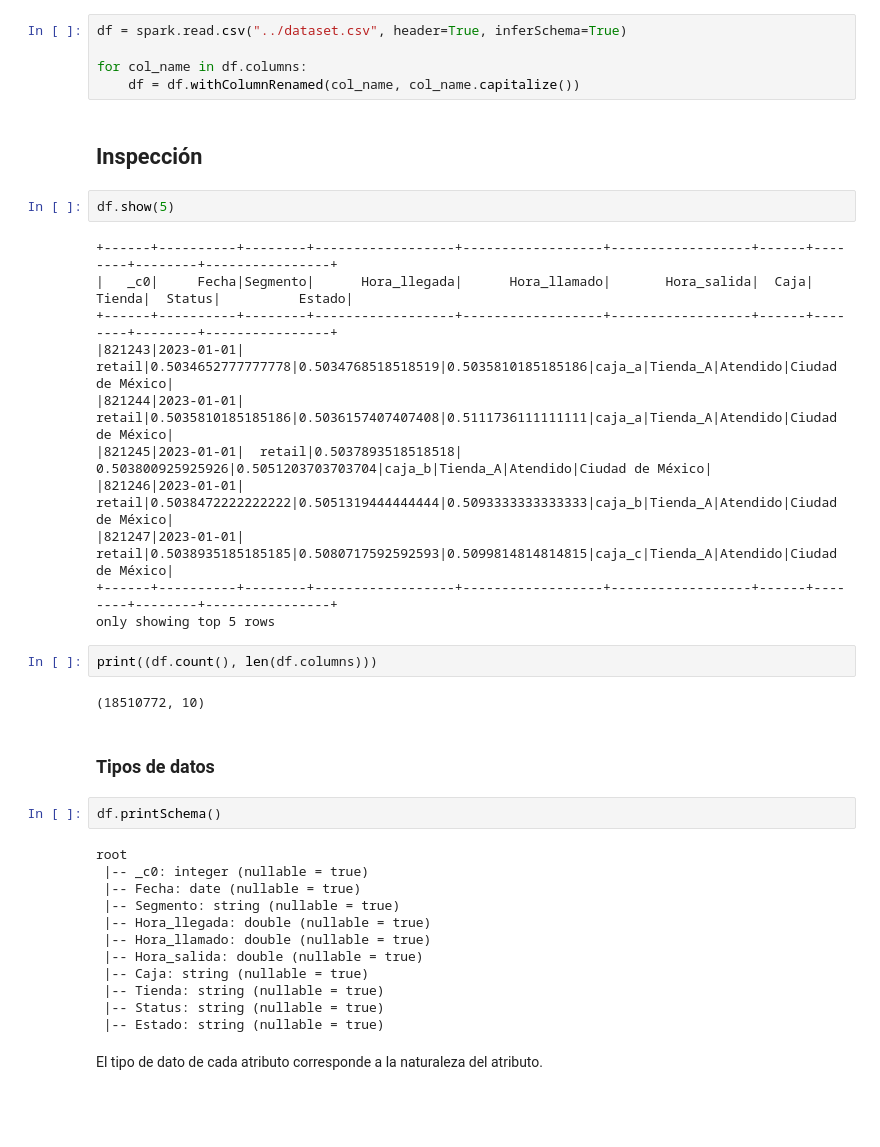
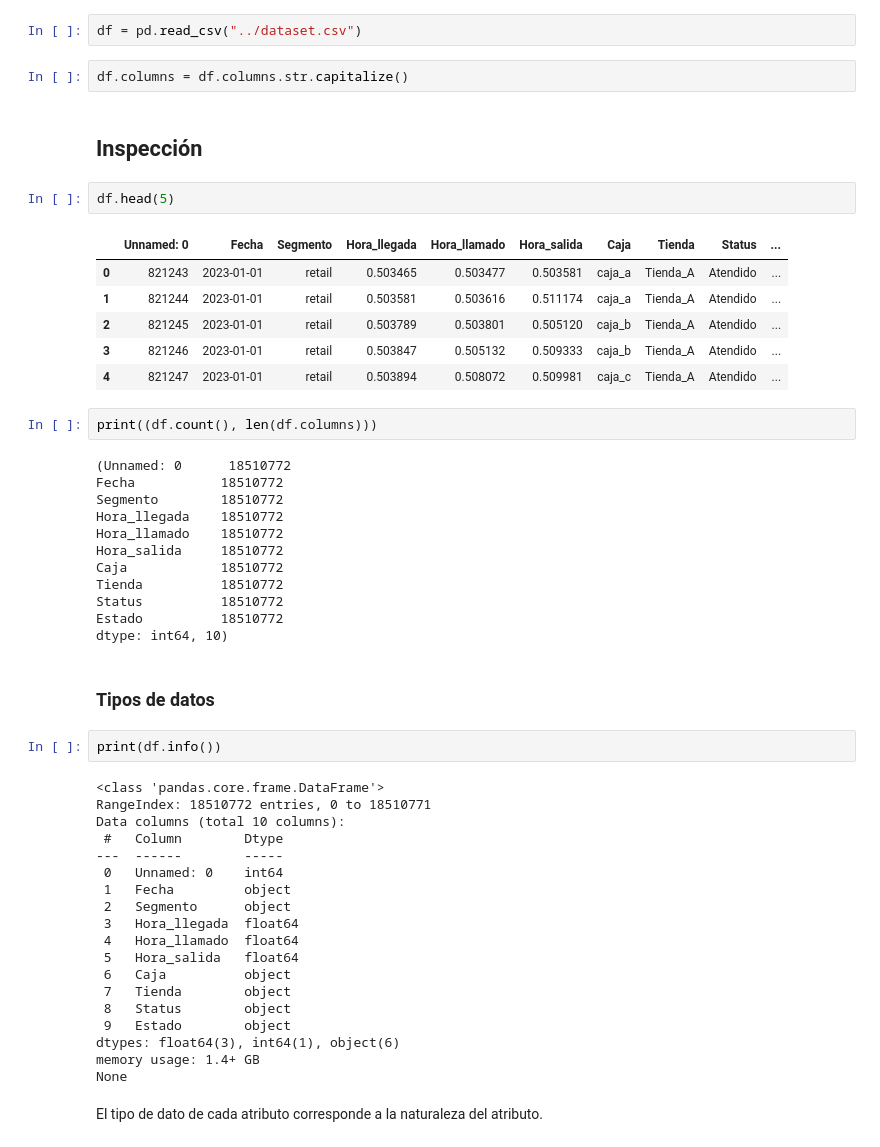
Before and after one commit to TheMexicanTarzan/Reto-COPPEL, a Jupyter notebook: Análisis_COPPEL.ipynb, the cells around one changed output. Saved outputs shown, nothing was run; the diff lists cells and outputs as text; blank space fills up the shorter version.

```diff
--- a/Análisis_COPPEL.ipynb
+++ b/Análisis_COPPEL.ipynb
@@ -19,45 +12,57 @@ spark = SparkSession.builder.master("local[*]").getOrCreate()
 # %% [markdown]
 ## Carga de datos
 # %%
-df = spark.read.csv("../dataset.csv", header=True, inferSchema=True)
-
-for col_name in df.columns:
-    df = df.withColumnRenamed(col_name, col_name.capitalize())
+df = pd.read_csv("../dataset.csv")
+# %%
+df.columns = df.columns.str.capitalize()
 # %% [markdown]
 ## Inspección
 # %%
-df.show(5)
+df.head(5)
 # %% [output]
-+------+----------+--------+------------------+------------------+------------------+------+--------+--------+----------------+
-|   _c0|     Fecha|Segmento|      Hora_llegada|      Hora_llamado|       Hora_salida|  Caja|  Tienda|  Status|          Estado|
-+------+----------+--------+------------------+------------------+------------------+------+--------+--------+----------------+
-|821243|2023-01-01|  retail|0.5034652777777778|0.5034768518518519|0.5035810185185186|caja_a|Tienda_A|Atendido|Ciudad de México|
-|821244|2023-01-01|  retail|0.5035810185185186|0.5036157407407408|0.5111736111111111|caja_a|Tienda_A|Atendido|Ciudad de México|
-|821245|2023-01-01|  retail|0.5037893518518518| 0.503800925925926|0.5051203703703704|caja_b|Tienda_A|Atendido|Ciudad de México|
-|821246|2023-01-01|  retail|0.5038472222222222|0.5051319444444444|0.5093333333333333|caja_b|Tienda_A|Atendido|Ciudad de México|
-|821247|2023-01-01|  retail|0.5038935185185185|0.5080717592592593|0.5099814814814815|caja_c|Tienda_A|Atendido|Ciudad de México|
-+------+----------+--------+------------------+------------------+------------------+------+--------+--------+----------------+
-only showing top 5 rows
+|  | Unnamed: 0 | Fecha | Segmento | Hora_llegada | Hora_llamado | Hora_salida | Caja | Tienda | Status | ... |
+| 0 | 821243 | 2023-01-01 | retail | 0.503465 | 0.503477 | 0.503581 | caja_a | Tienda_A | Atendido | ... |
+| 1 | 821244 | 2023-01-01 | retail | 0.503581 | 0.503616 | 0.511174 | caja_a | Tienda_A | Atendido | ... |
+| 2 | 821245 | 2023-01-01 | retail | 0.503789 | 0.503801 | 0.505120 | caja_b | Tienda_A | Atendido | ... |
+| 3 | 821246 | 2023-01-01 | retail | 0.503847 | 0.505132 | 0.509333 | caja_b | Tienda_A | Atendido | ... |
+| 4 | 821247 | 2023-01-01 | retail | 0.503894 | 0.508072 | 0.509981 | caja_c | Tienda_A | Atendido | ... |
 # %%
 print((df.count(), len(df.columns)))
 # %% [output]
-(18510772, 10)
+(Unnamed: 0      18510772
+Fecha           18510772
+Segmento        18510772
+Hora_llegada    18510772
+Hora_llamado    18510772
+Hora_salida     18510772
+Caja            18510772
+Tienda          18510772
+Status          18510772
+Estado          18510772
+dtype: int64, 10)
 # %% [markdown]
 ### Tipos de datos
 # %%
-df.printSchema()
+print(df.info())
 # %% [output]
-root
- |-- _c0: integer (nullable = true)
- |-- Fecha: date (nullable = true)
- |-- Segmento: string (nullable = true)
- |-- Hora_llegada: double (nullable = true)
- |-- Hora_llamado: double (nullable = true)
- |-- Hora_salida: double (nullable = true)
- |-- Caja: string (nullable = true)
- |-- Tienda: string (nullable = true)
- |-- Status: string (nullable = true)
- |-- Estado: string (nullable = true)
+<class 'pandas.core.frame.DataFrame'>
+RangeIndex: 18510772 entries, 0 to 18510771
+Data columns (total 10 columns):
+ #   Column        Dtype
+---  ------        -----
+ 0   Unnamed: 0    int64
+ 1   Fecha         object
+ 2   Segmento      object
+ 3   Hora_llegada  float64
+ 4   Hora_llamado  float64
+ 5   Hora_salida   float64
+ 6   Caja          object
+ 7   Tienda        object
+ 8   Status        object
+ 9   Estado        object
+dtypes: float64(3), int64(1), object(6)
+memory usage: 1.4+ GB
+None
 # %% [markdown]
 El tipo de dato de cada atributo corresponde a la naturaleza del atributo.
 # %% [markdown]
```
Also changed, not shown: parts of 40 cells of this notebook.
